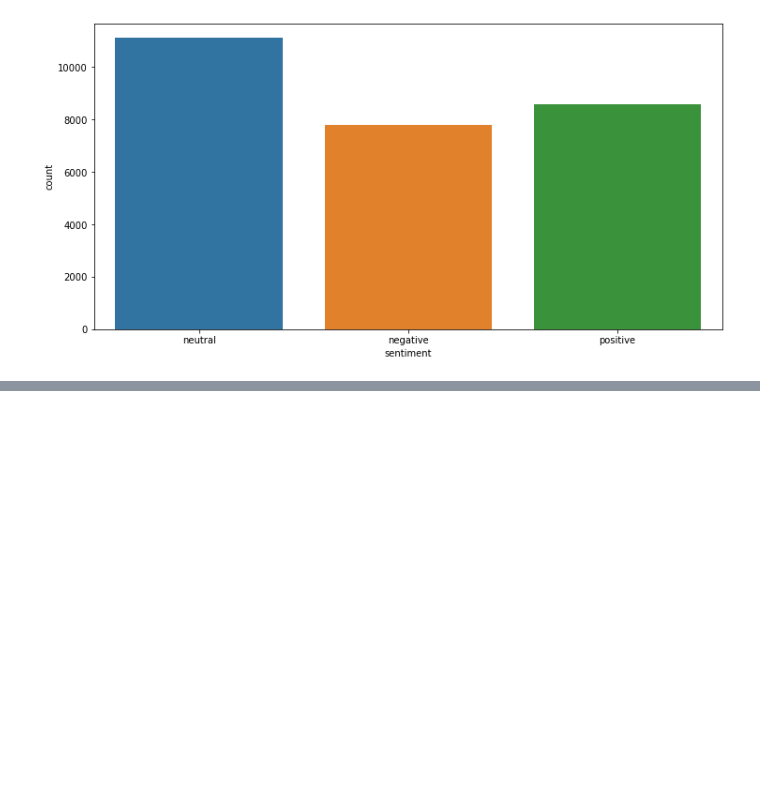
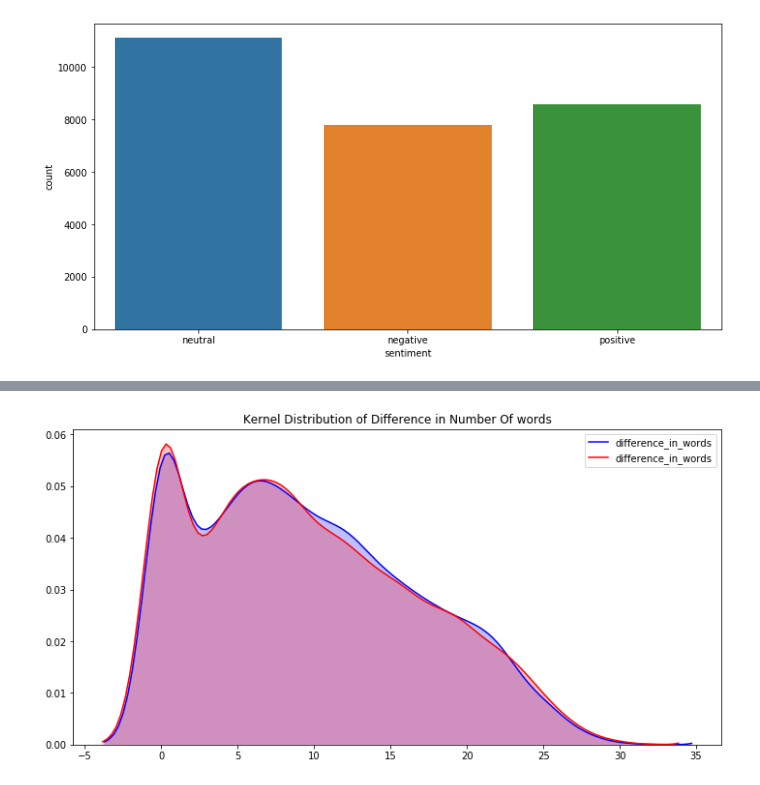
Before and after one commit to Cruzzor/twitter_sentiment, a Jupyter notebook: notebooks/Initial_Exploration.ipynb, the cells around one changed output, grey strips where cells are left out. Saved outputs shown, nothing was run; the diff lists cells and outputs as text; code cells hidden in the pictures; blank space fills up the shorter version.

```diff
--- a/notebooks/Initial_Exploration.ipynb
+++ b/notebooks/Initial_Exploration.ipynb
@@ -141,0 +162,24 @@ p1=sns.kdeplot(train['num_words_text'], shade=True, color="b")
+# %%
+##############
+##   PREP   ##
+##############
+plt.figure(figsize=(12,6))
+
+mask_sentiment_pos = train['sentiment']=='positive'
+difference_in_words_pos = train[mask_sentiment_pos]['difference_in_words']
+
+mask_sentiment_neg = train['sentiment']=='negative'
+difference_in_words_neg = train[mask_sentiment_neg]['difference_in_words']
+
+
+################
+##   ACTION   ##
+################
+p1=(sns
+    .kdeplot(difference_in_words_pos, shade=True, color="b")
+    .set_title('Kernel Distribution of Difference in Number Of words')
+   )
+
+p2=sns.kdeplot(difference_in_words_neg, shade=True, color="r")
+# %% [output]
+[figure, added]
```
Also changed, not shown: parts of 7 cells of this notebook.
